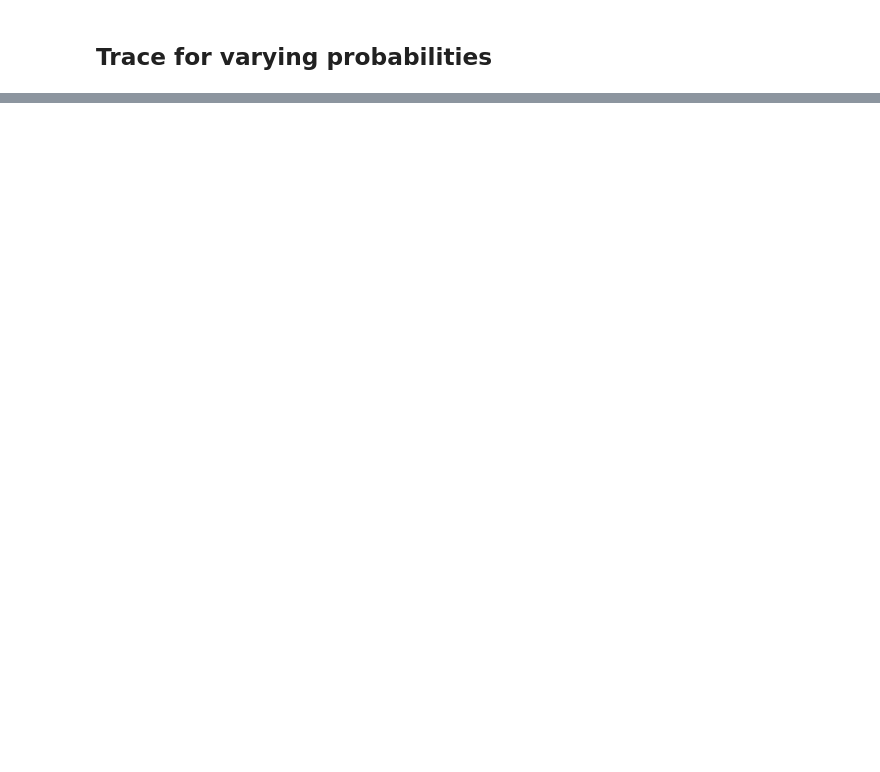
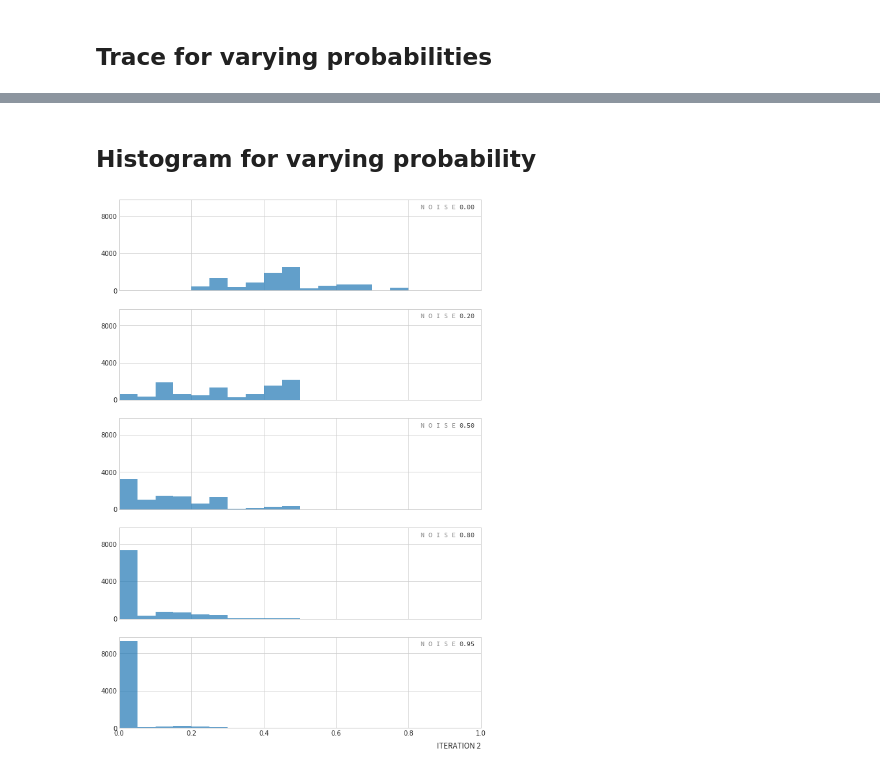
Before and after one commit to lepisma/noisy-quantum-search, a Jupyter notebook: playground.ipynb, the cells around one changed output, grey strips where cells are left out. Saved outputs shown, nothing was run; the diff lists cells and outputs as text; code cells hidden in the pictures; blank space fills up the shorter version.

```diff
--- a/playground.ipynb
+++ b/playground.ipynb
@@ -102,0 +129,17 @@ plt.savefig(f"{output}/trace-varying.pdf")
+# %% [markdown]
+## Histogram for varying probability
+# %%
+iteration = 2
+fig, axes = plt.subplots(5, figsize=(10, 15), sharex=True, sharey=True)
+for i in range(len(vprobs)):
+    succ_hist = (mems ** 2)[:, :, i]
+    axes[i].hist(succ_hist[:, iteration], bins=20,range=(0,1), alpha=0.7)
+    axes[i].text(0.93, 8800, f"N O I S E", color="gray", name="Source Code Pro", ha="right")
+    axes[i].text(0.94, 8800, f"{vprobs[i]:.2f}", name="Source Code Pro", ha="left")
+
+plt.xlim([0, 1])
+plt.yticks([4000 * i for i in range(3)])
+plt.text(1.0, -2200, f"ITERATION {iteration}", size=13, name="Source Sans Pro", ha="right")
+plt.savefig(f"{output}/trace-dist-varying.pdf")
+# %% [output]
+[figure, added]
```
Also changed, not shown: parts of 5 cells of this notebook.
